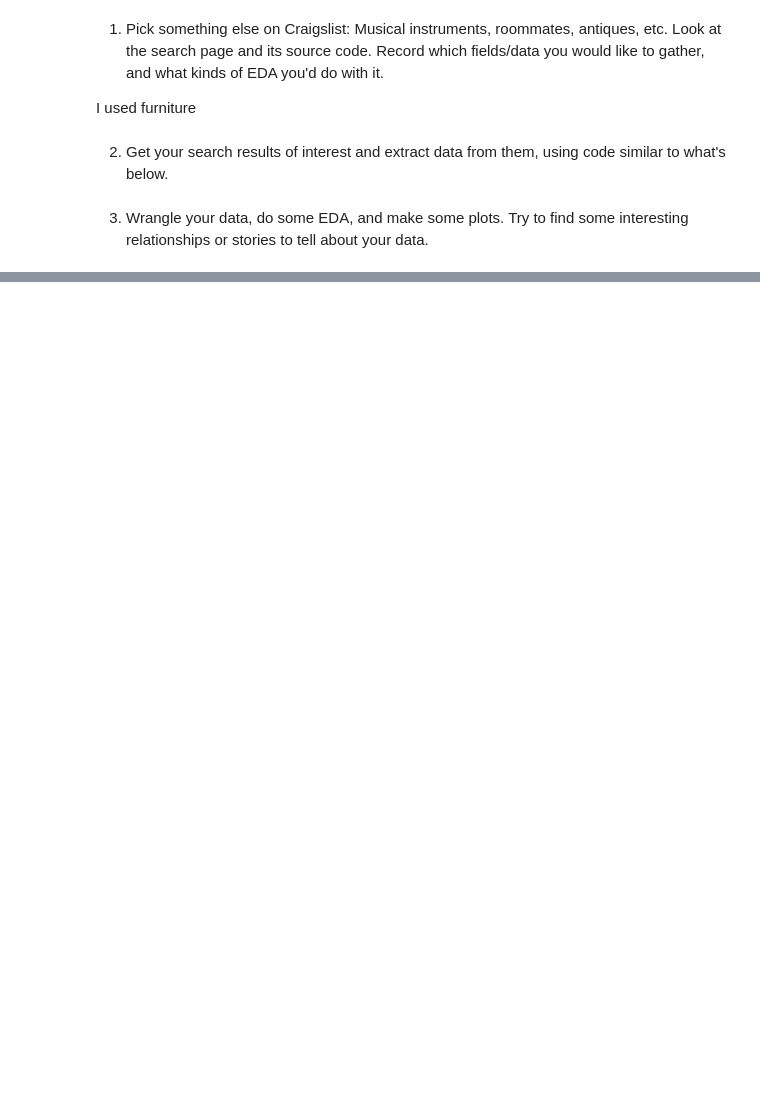
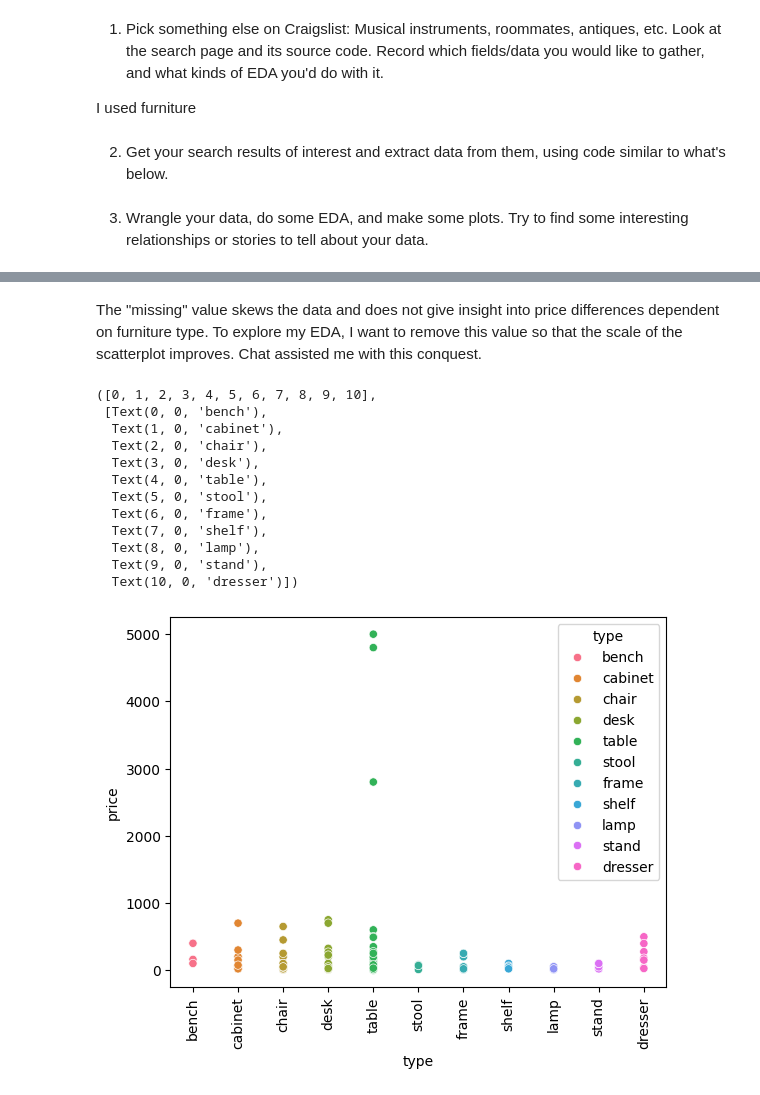
Before and after one commit to MaggieWelch/labs, a Jupyter notebook: MW_Web_Scraping.ipynb, the cells around one changed output, grey strips where cells are left out. Drawn from its saved outputs; the diff is of its cells as text; code cells hidden in the pictures; blank space fills up the shorter version.

```diff
--- a/MW_Web_Scraping.ipynb
+++ b/MW_Web_Scraping.ipynb
@@ -66,0 +102,20 @@ df.head()
+# %% [markdown]
+The "missing" value skews the data and does not give insight into price differences dependent on furniture type. To explore my EDA, I want to remove this value so that the scale of the scatterplot improves. Chat assisted me with this conquest.
+# %%
+df_filtered = df[df['type'] != 'missing']
+sns.scatterplot(data=df_filtered, x='type', y='price', hue='type')
+plt.xticks(rotation=90)
+# %% [output]
+([0, 1, 2, 3, 4, 5, 6, 7, 8, 9, 10],
+ [Text(0, 0, 'bench'),
+  Text(1, 0, 'cabinet'),
+  Text(2, 0, 'chair'),
+  Text(3, 0, 'desk'),
+  Text(4, 0, 'table'),
+  Text(5, 0, 'stool'),
+  Text(6, 0, 'frame'),
+  Text(7, 0, 'shelf'),
+  Text(8, 0, 'lamp'),
+  Text(9, 0, 'stand'),
+  Text(10, 0, 'dresser')])
+[figure, added]
```
Also changed, not shown: parts of 4 cells of this notebook.
